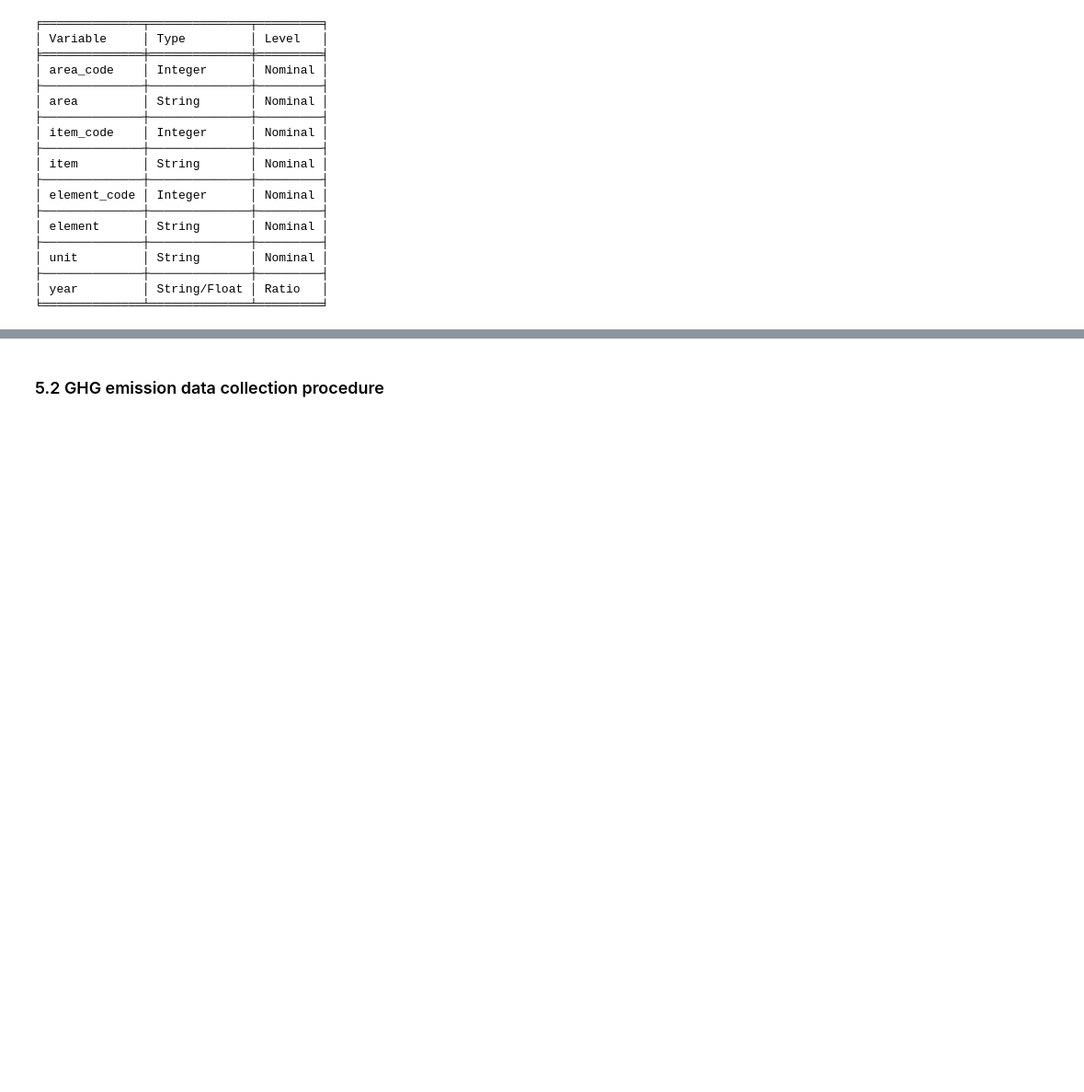
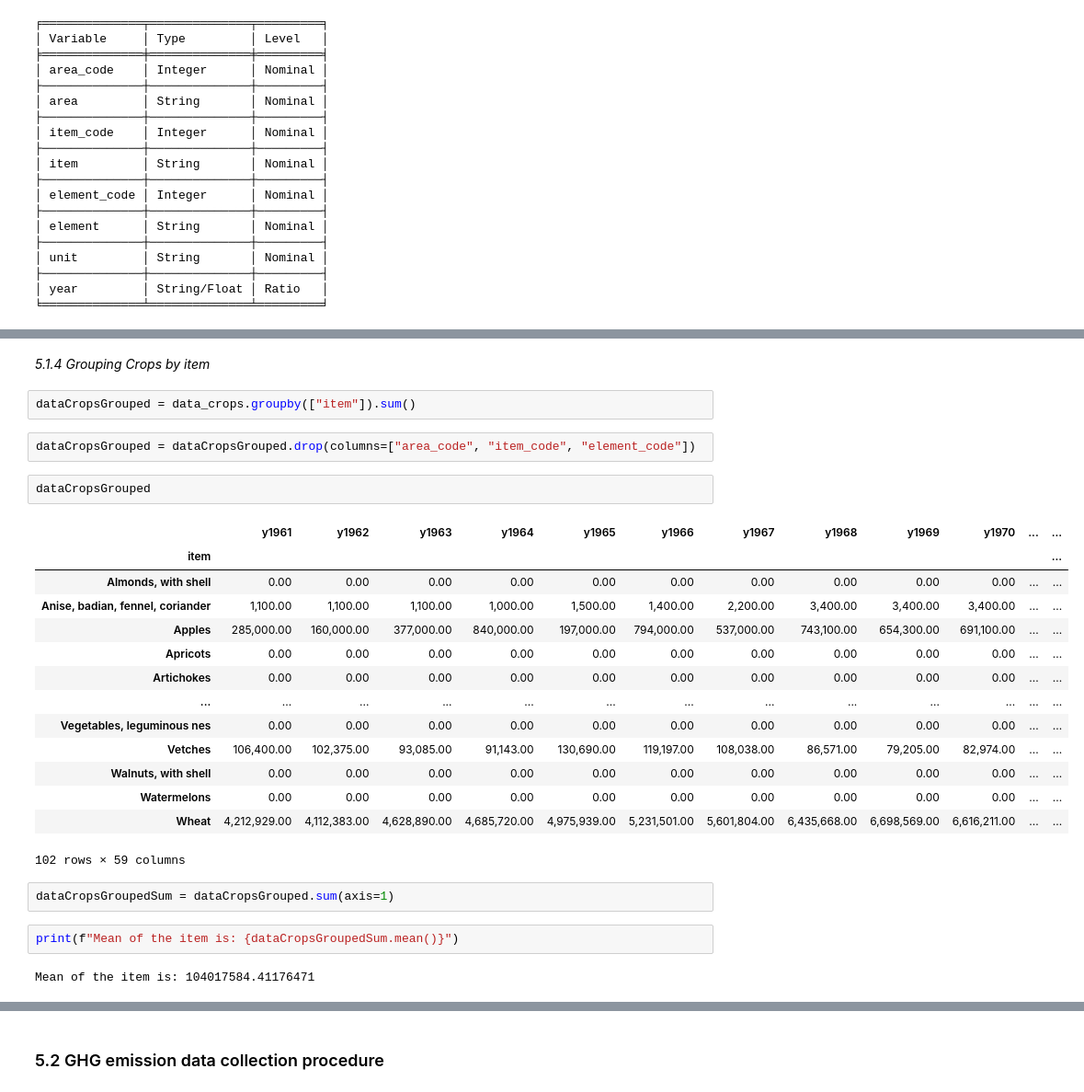
Before and after one commit to Alejandro-github-mx/statistics-projects, a Jupyter notebook: 2022-02-28-statistics-homework-FoodCC-Poland.ipynb, the cells around one changed output, grey strips where cells are left out. Shown at 92% size. Saved outputs shown, nothing was run; the diff lists cells and outputs as text; blank space fills up the shorter version.

```diff
--- a/2022-02-28-statistics-homework-FoodCC-Poland.ipynb
+++ b/2022-02-28-statistics-homework-FoodCC-Poland.ipynb
@@ -136,0 +217,29 @@ print(tabulate(vars_crops_charact, headers="firstrow", tablefmt="fancy_grid"))
+# %% [markdown]
+*5.1.4 Grouping Crops by item*
+# %%
+dataCropsGrouped = data_crops.groupby(["item"]).sum()
+# %%
+dataCropsGrouped = dataCropsGrouped.drop(columns=["area_code", "item_code", "element_code"])
+# %%
+dataCropsGrouped
+# %% [output]
+|  | y1961 | y1962 | y1963 | y1964 | y1965 | y1966 | y1967 | y1968 | y1969 | y1970 | ... | ... |
+| item |  |  |  |  |  |  |  |  |  |  |  | ... |
+| Almonds, with shell | 0.00 | 0.00 | 0.00 | 0.00 | 0.00 | 0.00 | 0.00 | 0.00 | 0.00 | 0.00 | ... | ... |
+| Anise, badian, fennel, coriander | 1,100.00 | 1,100.00 | 1,100.00 | 1,000.00 | 1,500.00 | 1,400.00 | 2,200.00 | 3,400.00 | 3,400.00 | 3,400.00 | ... | ... |
+| Apples | 285,000.00 | 160,000.00 | 377,000.00 | 840,000.00 | 197,000.00 | 794,000.00 | 537,000.00 | 743,100.00 | 654,300.00 | 691,100.00 | ... | ... |
+| Apricots | 0.00 | 0.00 | 0.00 | 0.00 | 0.00 | 0.00 | 0.00 | 0.00 | 0.00 | 0.00 | ... | ... |
+| Artichokes | 0.00 | 0.00 | 0.00 | 0.00 | 0.00 | 0.00 | 0.00 | 0.00 | 0.00 | 0.00 | ... | ... |
+| ... | ... | ... | ... | ... | ... | ... | ... | ... | ... | ... | ... | ... |
+| Vegetables, leguminous nes | 0.00 | 0.00 | 0.00 | 0.00 | 0.00 | 0.00 | 0.00 | 0.00 | 0.00 | 0.00 | ... | ... |
+| Vetches | 106,400.00 | 102,375.00 | 93,085.00 | 91,143.00 | 130,690.00 | 119,197.00 | 108,038.00 | 86,571.00 | 79,205.00 | 82,974.00 | ... | ... |
+| Walnuts, with shell | 0.00 | 0.00 | 0.00 | 0.00 | 0.00 | 0.00 | 0.00 | 0.00 | 0.00 | 0.00 | ... | ... |
+| Watermelons | 0.00 | 0.00 | 0.00 | 0.00 | 0.00 | 0.00 | 0.00 | 0.00 | 0.00 | 0.00 | ... | ... |
+| Wheat | 4,212,929.00 | 4,112,383.00 | 4,628,890.00 | 4,685,720.00 | 4,975,939.00 | 5,231,501.00 | 5,601,804.00 | 6,435,668.00 | 6,698,569.00 | 6,616,211.00 | ... | ... |
+102 rows × 59 columns
+# %%
+dataCropsGroupedSum = dataCropsGrouped.sum(axis=1)
+# %%
+print(f"Mean of the item is: {dataCropsGroupedSum.mean()}")
+# %% [output]
+Mean of the item is: 104017584.41176471
```
Also changed, not shown: parts of 10 cells of this notebook, 1 other file.
